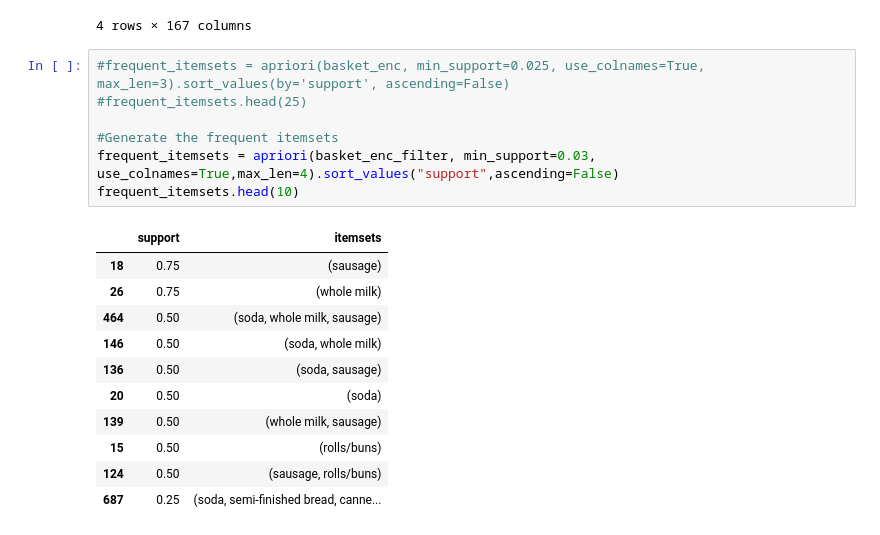
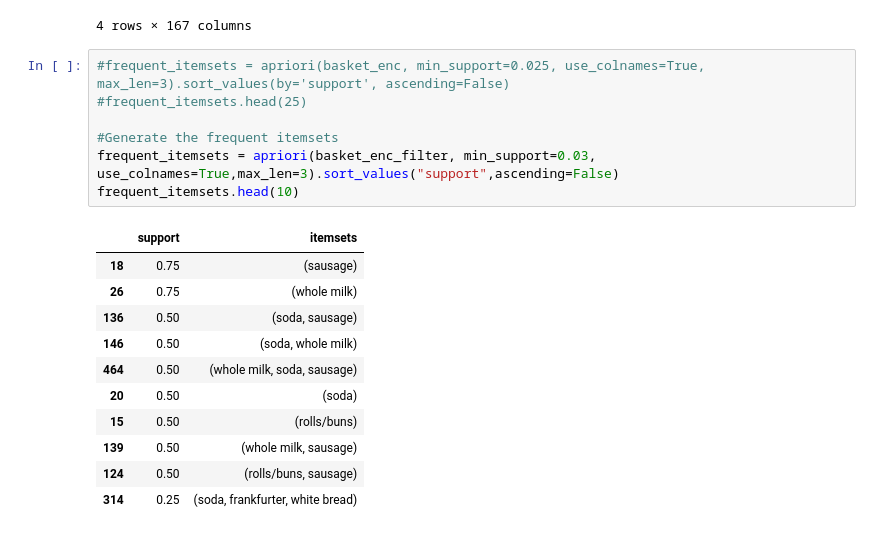
Before and after one commit to Pooja55401/Data-Science-on-Retail-Customer-Data, a Jupyter notebook: Groceries_Market_Baske_ Analysis.ipynb, the cells around one changed output. Cells and saved outputs as stored; diff of their text form.

```diff
--- a/Groceries_Market_Baske_ Analysis.ipynb
+++ b/Groceries_Market_Baske_ Analysis.ipynb
@@ -218,22 +218,22 @@ basket_enc_filter
 # %%
 #frequent_itemsets = apriori(basket_enc, min_support=0.025, use_colnames=True, max_len=3).sort_values(by='support', ascending=False)
 #frequent_itemsets.head(25)
 
 #Generate the frequent itemsets
-frequent_itemsets = apriori(basket_enc_filter, min_support=0.03, use_colnames=True,max_len=4).sort_values("support",ascending=False)
+frequent_itemsets = apriori(basket_enc_filter, min_support=0.03, use_colnames=True,max_len=3).sort_values("support",ascending=False)
 frequent_itemsets.head(10)
 # %% [output]
 |  | support | itemsets |
 | 18 | 0.75 | (sausage) |
 | 26 | 0.75 | (whole milk) |
-| 464 | 0.50 | (soda, whole milk, sausage) |
+| 136 | 0.50 | (soda, sausage) |
 | 146 | 0.50 | (soda, whole milk) |
-| 136 | 0.50 | (soda, sausage) |
+| 464 | 0.50 | (whole milk, soda, sausage) |
 | 20 | 0.50 | (soda) |
+| 15 | 0.50 | (rolls/buns) |
 | 139 | 0.50 | (whole milk, sausage) |
-| 15 | 0.50 | (rolls/buns) |
-| 124 | 0.50 | (sausage, rolls/buns) |
-| 687 | 0.25 | (soda, semi-finished bread, canne... |
+| 124 | 0.50 | (rolls/buns, sausage) |
+| 314 | 0.25 | (soda, frankfurter, white bread) |
 # %%
 
 #Apply association rules-for indicating astecedent and consequent items
```
Also changed, not shown: parts of 4 cells of this notebook.
